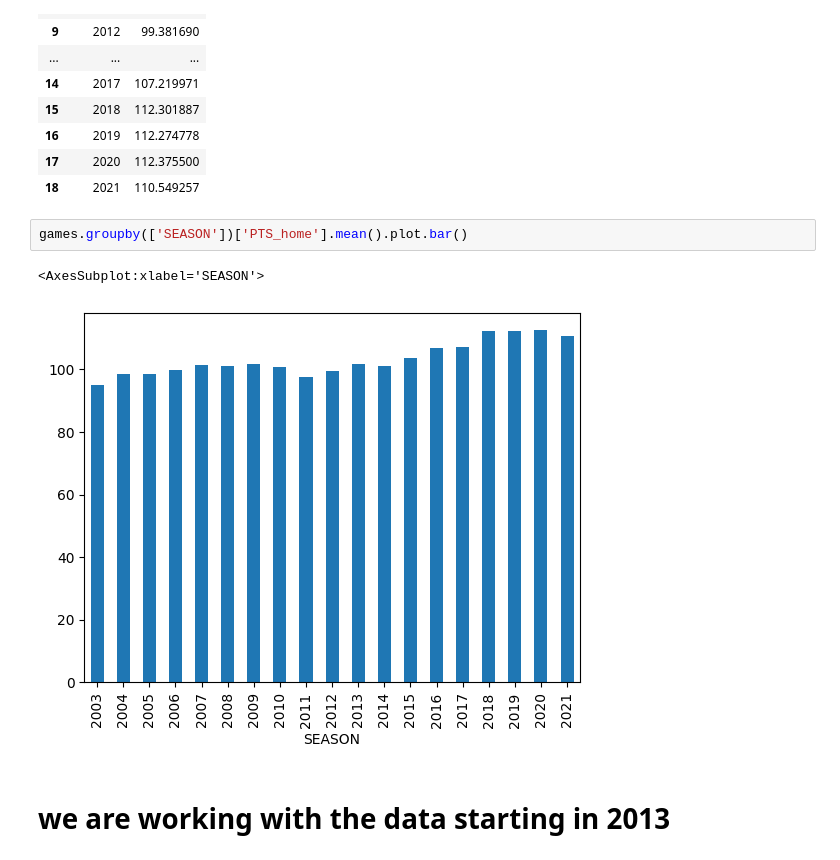
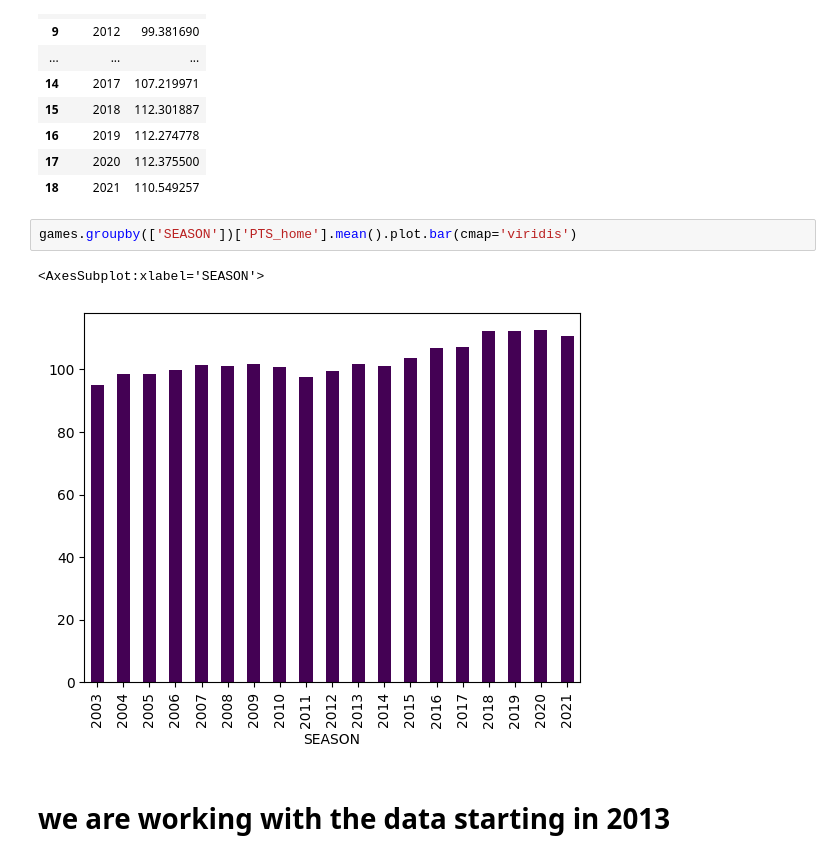
Before and after one commit to bktraore/ironhack-Final-Project, a Jupyter notebook: final_project/games_py.ipynb, the cells around one changed output. Drawn from its saved outputs; the diff is of its cells as text.

```diff
--- a/final_project/games_py.ipynb
+++ b/final_project/games_py.ipynb
@@ -190,10 +158,10 @@ games.groupby(['SEASON'], as_index = False)['PTS_home'].agg('mean')
 | 17 | 2020 | 112.375500 |
 | 18 | 2021 | 110.549257 |
 # %%
-games.groupby(['SEASON'])['PTS_home'].mean().plot.bar()
+games.groupby(['SEASON'])['PTS_home'].mean().plot.bar(cmap='viridis')
 # %% [output]
 <AxesSubplot:xlabel='SEASON'>
-[figure, old version]
+[figure, new version]
 # %% [markdown]
 # we are working with the data starting in 2013
 # %%
```
Also changed, not shown: parts of 15 cells of this notebook, 4 other files.
